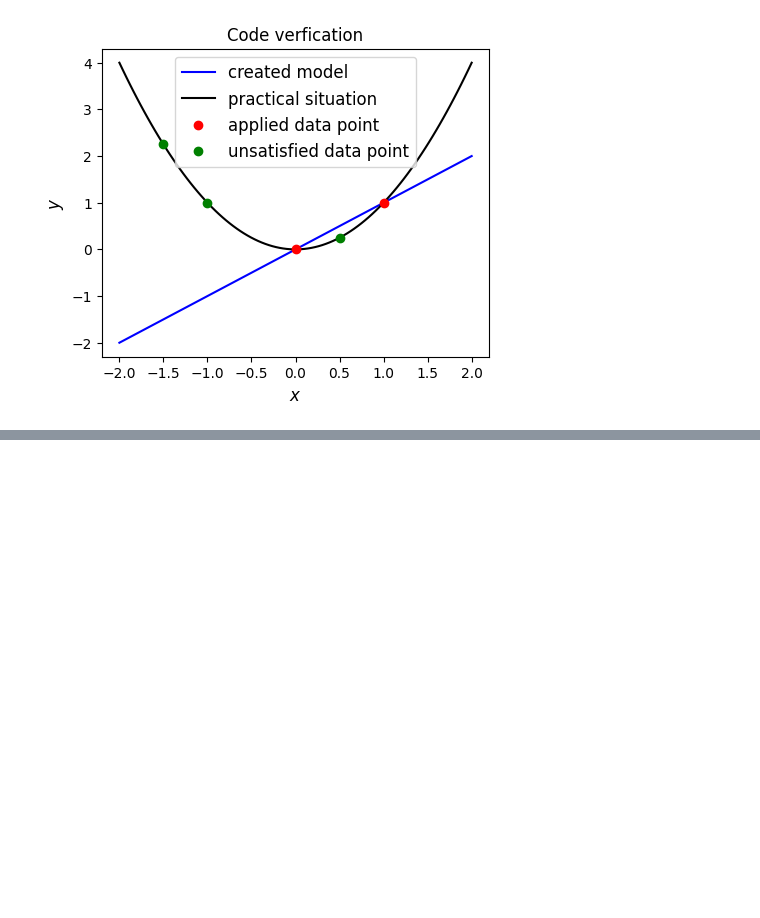
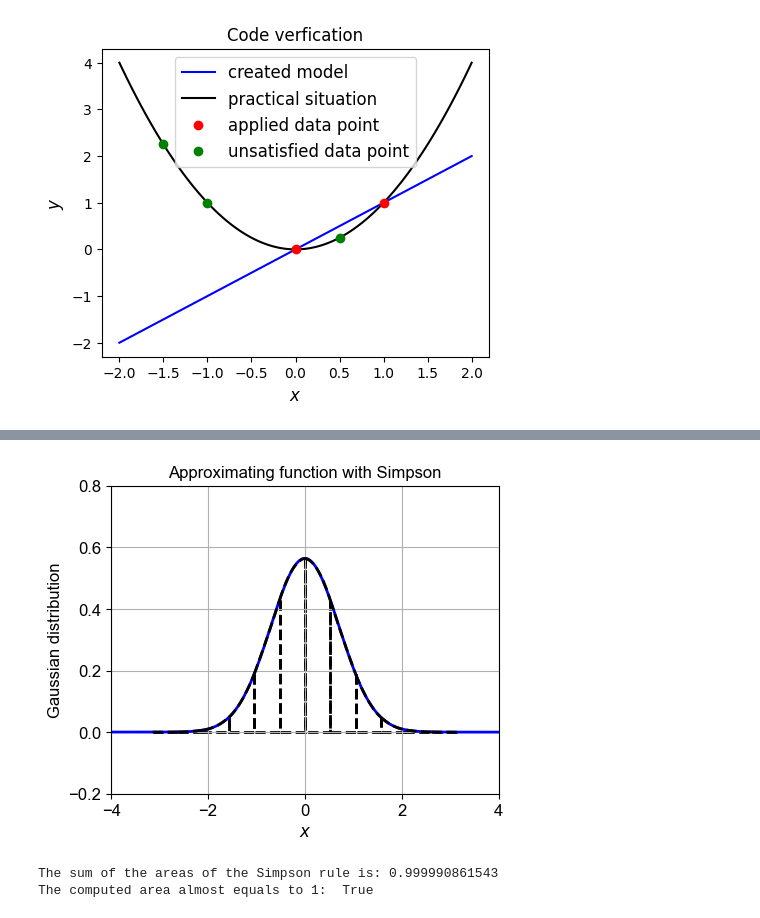
Before and after one commit to acse-e541dd80/ci_mpm, a Jupyter notebook: CM-Nov2022-assessment.ipynb, the cells around one changed output, grey strips where cells are left out. Cells and saved outputs as stored; diff of their text form; code cells hidden in the pictures; blank space fills up the shorter version.

```diff
--- a/CM-Nov2022-assessment.ipynb
+++ b/CM-Nov2022-assessment.ipynb
@@ -131,0 +308,48 @@ Text(0, 0.5, '$y$')
+# %%
+def f(x):
+    return np.exp(-x**2)/np.sqrt(np.pi)
+
+x = np.linspace(-10, 10, 1000)
+y = f(x)
+
+number_intervals = 12
+xi = np.linspace(-np.pi, np.pi, number_intervals+1)
+
+fig = plt.figure(figsize=(5, 4))
+ax1 = plt.subplot(111)
+ax1.plot(x, y, 'b', lw=2)
+ax1.margins(0.1)
+
+ax1.set_xlabel('$x$', fontsize=12)
+ax1.set_ylabel('Gaussian distribution', fontsize=12)
+ax1.set_title('Approximating function with Simpson', fontsize=12)
+ax1.grid(True)
+
+I_S = 0.0
+
+for i in range(number_intervals):
+    # use a non-closed Polygon to visualise the straight sides of each interval
+    ax1.add_patch(Polygon(np.array([[xi[i], f(xi[i])], [xi[i], 0], [xi[i+1], 0], [xi[i+1], f(xi[i+1])]]),
+                          closed=False, fill=False, ls='--', color='k', lw=2))
+    # add the quadratic top - fit a quadratic using numpy
+    poly_coeff = np.polyfit((xi[i], (xi[i] + xi[i+1])/2.0, xi[i + 1]),
+                            (f(xi[i]), f((xi[i] + xi[i+1])/2.0), f(xi[i+1])), 2)
+    p1 = np.poly1d(poly_coeff)
+    # plot the quadratic using 20 plotting points within the interval
+    ax1.plot(np.linspace(xi[i], xi[i+1], 20),
+             p1(np.linspace(xi[i], xi[i+1], 20)), ls='--', color='k', lw=2)
+    # add in the area of the interval shape to our running total using Simpson's formula
+    I_S += ((xi[i+1] - xi[i])/6.) * (f(xi[i]) + 4 *
+                                     f((xi[i] + xi[i+1])/2.0) + f(xi[i+1]))
+
+ax1.set_xlim(-4, 4)
+ax1.set_ylim(-0.2, 0.8)
+
+
+plt.show()
+print('The sum of the areas of the Simpson rule is: {:.12f}'.format(I_S))
+print('The computed area almost equals to 1: ', np.isclose(I_S, 1))
+# %% [output]
+[figure, added]
+The sum of the areas of the Simpson rule is: 0.999990861543
+The computed area almost equals to 1:  True
```
Also changed, not shown: parts of 21 cells of this notebook.
